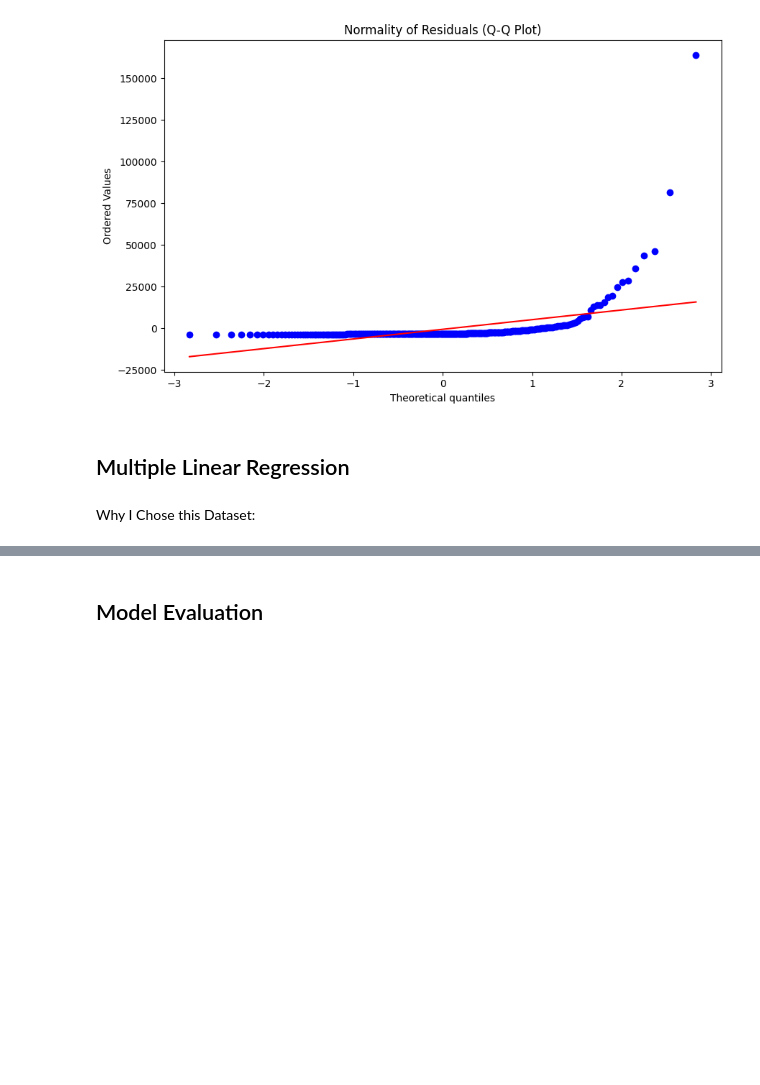
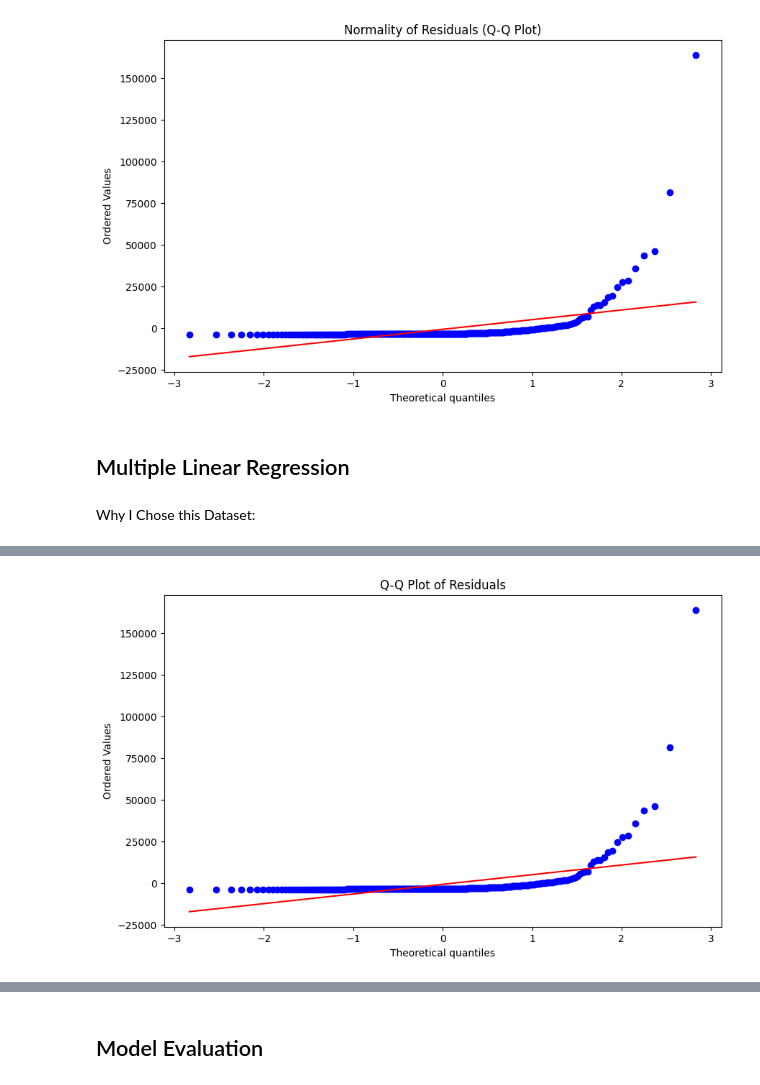
Before and after one commit to Alyssasorensen/datasci_7_regressions, a Jupyter notebook: datasci_7_regressions.ipynb, the cells around one changed output, grey strips where cells are left out. Cells and saved outputs as stored; diff of their text form; code cells hidden in the pictures; blank space fills up the shorter version.

```diff
--- a/datasci_7_regressions.ipynb
+++ b/datasci_7_regressions.ipynb
@@ -143,0 +320,8 @@ Why I Chose this Dataset:
+# %%
+# Plot Q-Q plot of residuals
+plt.figure(figsize=(10, 6))
+stats.probplot(residuals, plot=plt)
+plt.title('Q-Q Plot of Residuals')
+plt.show()
+# %% [output]
+[figure, added]
```
Also changed, not shown: parts of 16 cells of this notebook.
